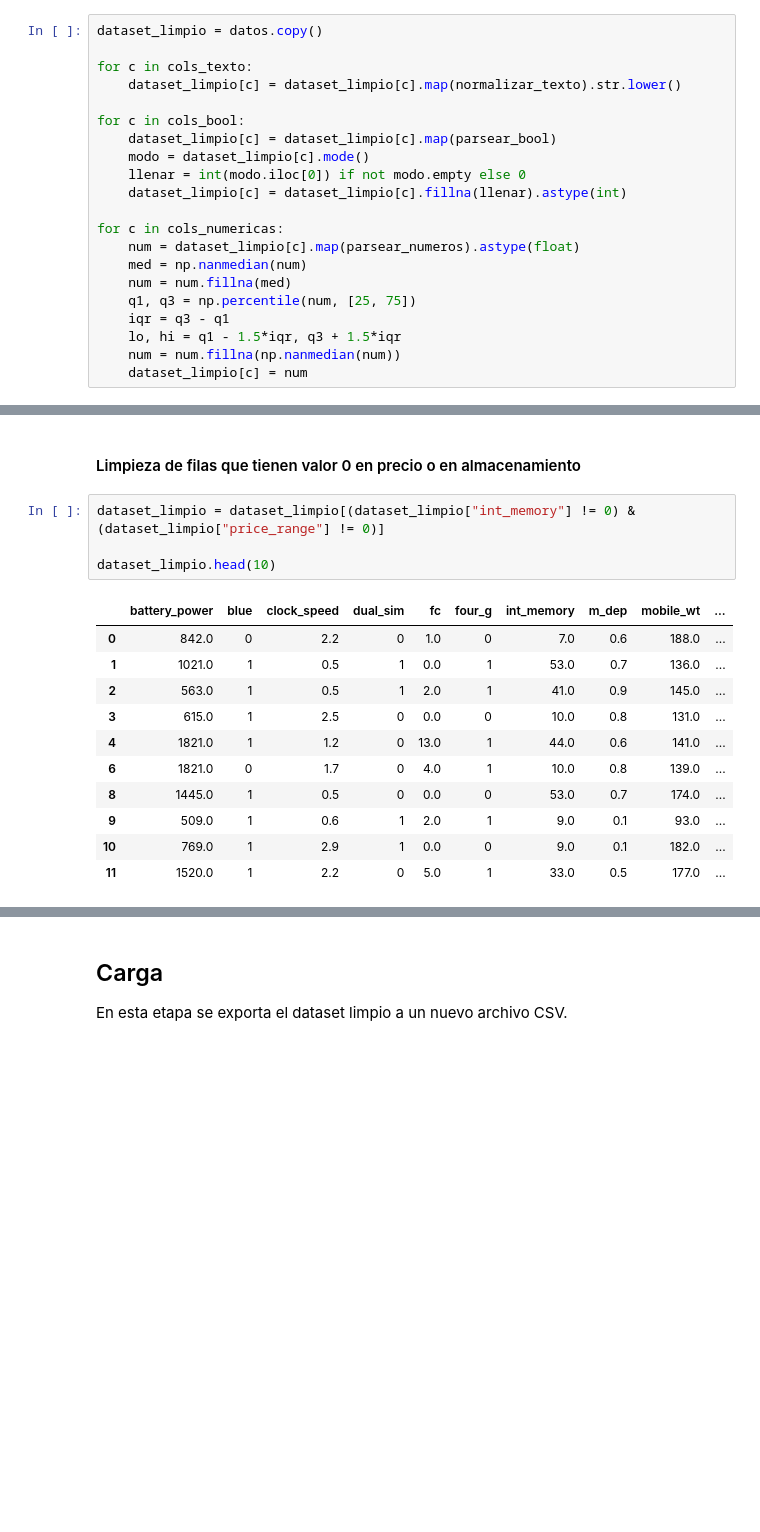
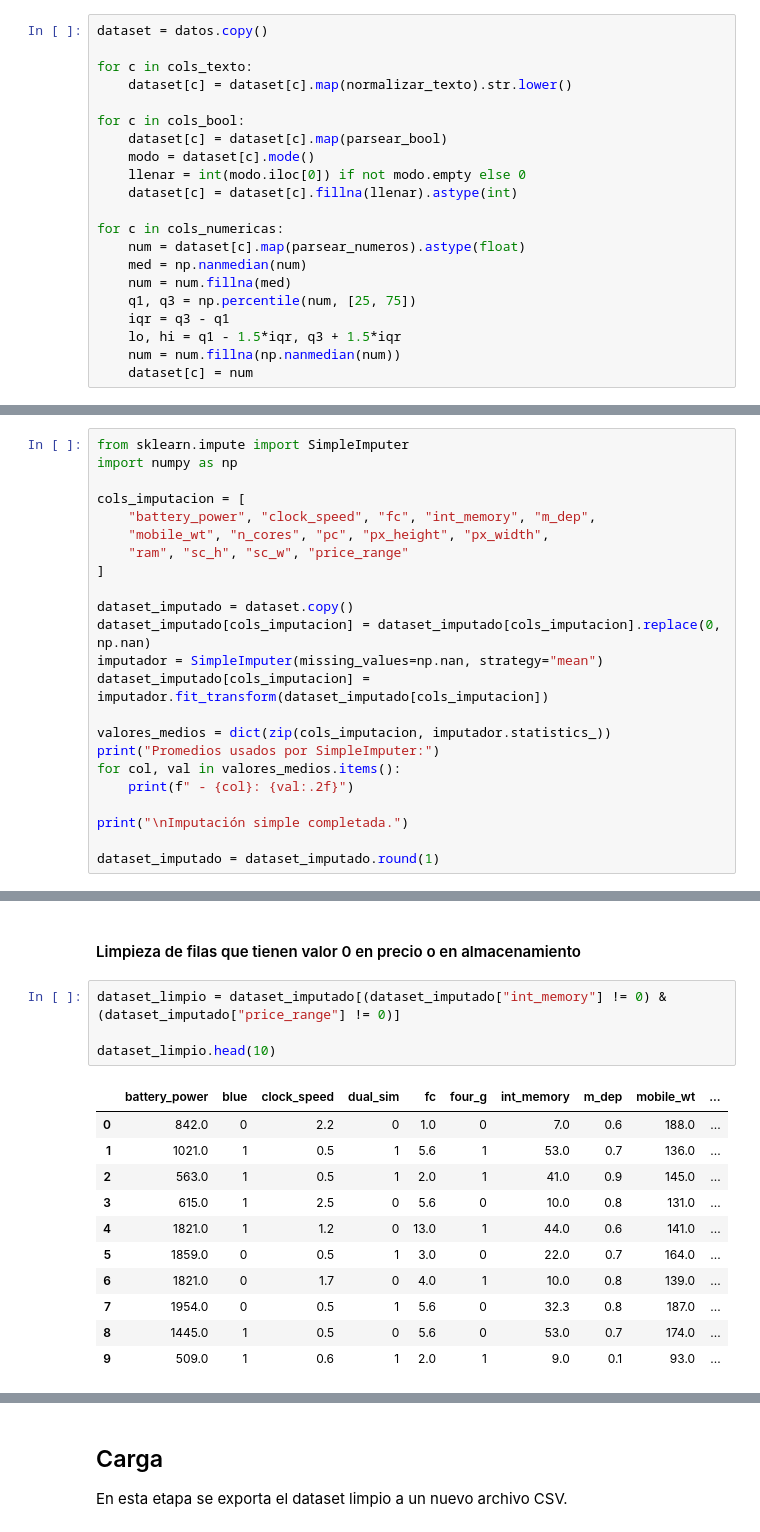
Before and after one commit to D4RKL10N3823/dataset-celulares, a Jupyter notebook: Limpieza_Datos.ipynb, the cells around one changed output, grey strips where cells are left out. Cells and saved outputs as stored; diff of their text form; blank space fills up the shorter version.

Commit message:
v1.3 - Se hizo imputacion simple a los dataset

```diff
--- a/Limpieza_Datos.ipynb
+++ b/Limpieza_Datos.ipynb
@@ -175,24 +175,24 @@ Texto/Categóricas: []
 # %% [markdown]
 #### Limpieza
 # %%
-dataset_limpio = datos.copy()
+dataset = datos.copy()
 
 for c in cols_texto:
-    dataset_limpio[c] = dataset_limpio[c].map(normalizar_texto).str.lower()
+    dataset[c] = dataset[c].map(normalizar_texto).str.lower()
 
 for c in cols_bool:
-    dataset_limpio[c] = dataset_limpio[c].map(parsear_bool)
-    modo = dataset_limpio[c].mode()
+    dataset[c] = dataset[c].map(parsear_bool)
+    modo = dataset[c].mode()
     llenar = int(modo.iloc[0]) if not modo.empty else 0
-    dataset_limpio[c] = dataset_limpio[c].fillna(llenar).astype(int)
+    dataset[c] = dataset[c].fillna(llenar).astype(int)
 
 for c in cols_numericas:
-    num = dataset_limpio[c].map(parsear_numeros).astype(float)
+    num = dataset[c].map(parsear_numeros).astype(float)
     med = np.nanmedian(num)
     num = num.fillna(med)
     q1, q3 = np.percentile(num, [25, 75])
     iqr = q3 - q1
     lo, hi = q1 - 1.5*iqr, q3 + 1.5*iqr
     num = num.fillna(np.nanmedian(num))
-    dataset_limpio[c] = num
+    dataset[c] = num
 # %%
@@ -210,3 +210,26 @@ dataset_limpio.head(10)
 | 8 | 1445.0 | 1 | 0.5 | 0 | 0.0 | 0 | 53.0 | 0.7 | 174.0 | ... |
 | 9 | 509.0 | 1 | 0.6 | 1 | 2.0 | 1 | 9.0 | 0.1 | 93.0 | ... |
 10 rows × 21 columns
+# %%
+from sklearn.impute import SimpleImputer
+import numpy as np
+
+cols_imputacion = [
+    "battery_power", "clock_speed", "fc", "int_memory", "m_dep",
+    "mobile_wt", "n_cores", "pc", "px_height", "px_width",
+    "ram", "sc_h", "sc_w", "price_range"
+]
+
+dataset_imputado = dataset.copy()
+dataset_imputado[cols_imputacion] = dataset_imputado[cols_imputacion].replace(0, np.nan)
+imputador = SimpleImputer(missing_values=np.nan, strategy="mean")
+dataset_imputado[cols_imputacion] = imputador.fit_transform(dataset_imputado[cols_imputacion])
+
+valores_medios = dict(zip(cols_imputacion, imputador.statistics_))
+print("Promedios usados por SimpleImputer:")
+for col, val in valores_medios.items():
+    print(f" - {col}: {val:.2f}")
+
+print("\nImputación simple completada.")
+
+dataset_imputado = dataset_imputado.round(1)
@@ -213,21 +254,21 @@ dataset_limpio.head(10)
 # %% [markdown]
 #### Limpieza de filas que tienen valor 0 en precio o en almacenamiento
 # %%
-dataset_limpio = dataset_limpio[(dataset_limpio["int_memory"] != 0) & (dataset_limpio["price_range"] != 0)]
+dataset_limpio = dataset_imputado[(dataset_imputado["int_memory"] != 0) & (dataset_imputado["price_range"] != 0)]
 
 dataset_limpio.head(10)
 # %% [output]
 |  | battery_power | blue | clock_speed | dual_sim | fc | four_g | int_memory | m_dep | mobile_wt | ... |
 | 0 | 842.0 | 0 | 2.2 | 0 | 1.0 | 0 | 7.0 | 0.6 | 188.0 | ... |
-| 1 | 1021.0 | 1 | 0.5 | 1 | 0.0 | 1 | 53.0 | 0.7 | 136.0 | ... |
+| 1 | 1021.0 | 1 | 0.5 | 1 | 5.6 | 1 | 53.0 | 0.7 | 136.0 | ... |
 | 2 | 563.0 | 1 | 0.5 | 1 | 2.0 | 1 | 41.0 | 0.9 | 145.0 | ... |
-| 3 | 615.0 | 1 | 2.5 | 0 | 0.0 | 0 | 10.0 | 0.8 | 131.0 | ... |
+| 3 | 615.0 | 1 | 2.5 | 0 | 5.6 | 0 | 10.0 | 0.8 | 131.0 | ... |
 | 4 | 1821.0 | 1 | 1.2 | 0 | 13.0 | 1 | 44.0 | 0.6 | 141.0 | ... |
+| 5 | 1859.0 | 0 | 0.5 | 1 | 3.0 | 0 | 22.0 | 0.7 | 164.0 | ... |
 | 6 | 1821.0 | 0 | 1.7 | 0 | 4.0 | 1 | 10.0 | 0.8 | 139.0 | ... |
-| 8 | 1445.0 | 1 | 0.5 | 0 | 0.0 | 0 | 53.0 | 0.7 | 174.0 | ... |
+| 7 | 1954.0 | 0 | 0.5 | 1 | 5.6 | 0 | 32.3 | 0.8 | 187.0 | ... |
+| 8 | 1445.0 | 1 | 0.5 | 0 | 5.6 | 0 | 53.0 | 0.7 | 174.0 | ... |
 | 9 | 509.0 | 1 | 0.6 | 1 | 2.0 | 1 | 9.0 | 0.1 | 93.0 | ... |
-| 10 | 769.0 | 1 | 2.9 | 1 | 0.0 | 0 | 9.0 | 0.1 | 182.0 | ... |
-| 11 | 1520.0 | 1 | 2.2 | 0 | 5.0 | 1 | 33.0 | 0.5 | 177.0 | ... |
 10 rows × 21 columns
 # %% [markdown]
 ## Carga
```
Also changed, not shown: parts of 2 cells of this notebook, 1 other file.
